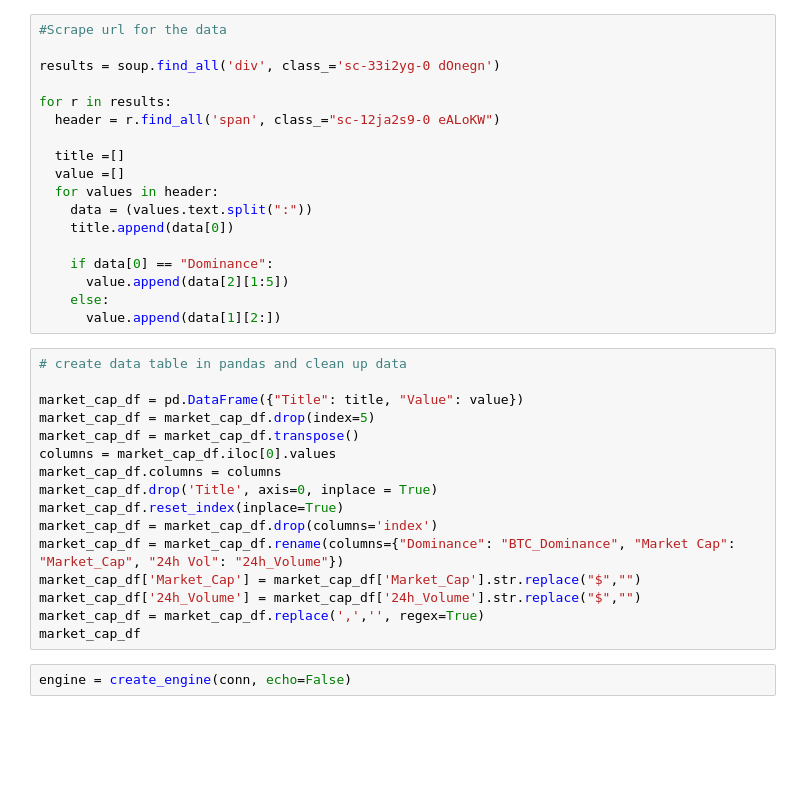
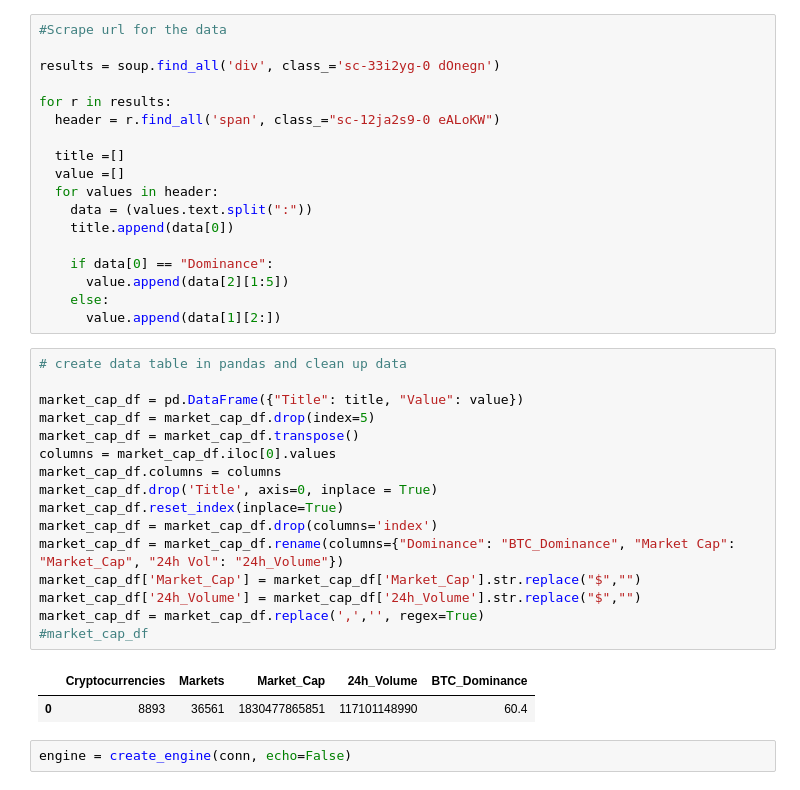
Before and after one commit to HDietrich416/BitcoinDashboard, a Jupyter notebook: bitcoin_app/assets/Bitcoin_ETL.ipynb, the cells around one changed output. Saved outputs shown, nothing was run; the diff lists cells and outputs as text; blank space fills up the shorter version.

```diff
--- a/bitcoin_app/assets/Bitcoin_ETL.ipynb
+++ b/bitcoin_app/assets/Bitcoin_ETL.ipynb
@@ -135,19 +135,22 @@ for r in results:
 # %%
 # create data table in pandas and clean up data
 
 market_cap_df = pd.DataFrame({"Title": title, "Value": value})
 market_cap_df = market_cap_df.drop(index=5)
 market_cap_df = market_cap_df.transpose()
 columns = market_cap_df.iloc[0].values
 market_cap_df.columns = columns
 market_cap_df.drop('Title', axis=0, inplace = True)
 market_cap_df.reset_index(inplace=True)
 market_cap_df = market_cap_df.drop(columns='index')
 market_cap_df = market_cap_df.rename(columns={"Dominance": "BTC_Dominance", "Market Cap": "Market_Cap", "24h Vol": "24h_Volume"})
 market_cap_df['Market_Cap'] = market_cap_df['Market_Cap'].str.replace("$","")
 market_cap_df['24h_Volume'] = market_cap_df['24h_Volume'].str.replace("$","")
 market_cap_df = market_cap_df.replace(',','', regex=True)
-market_cap_df
+#market_cap_df
+# %% [output]
+|  | Cryptocurrencies | Markets | Market_Cap | 24h_Volume | BTC_Dominance |
+| 0 | 8893 | 36561 | 1830477865851 | 117101148990 | 60.4 |
 # %%
 engine = create_engine(conn, echo=False)
 # %%
```
Also changed, not shown: parts of 15 cells of this notebook.
